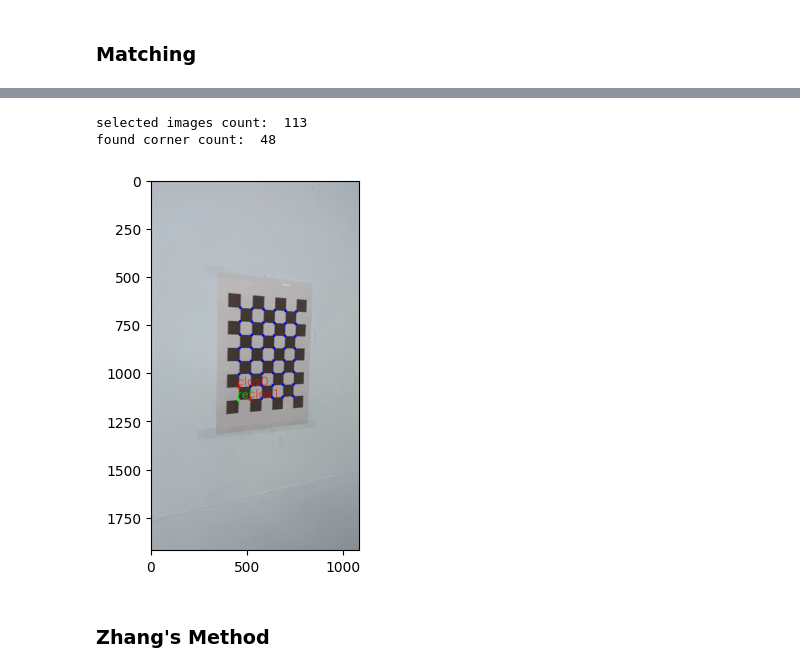
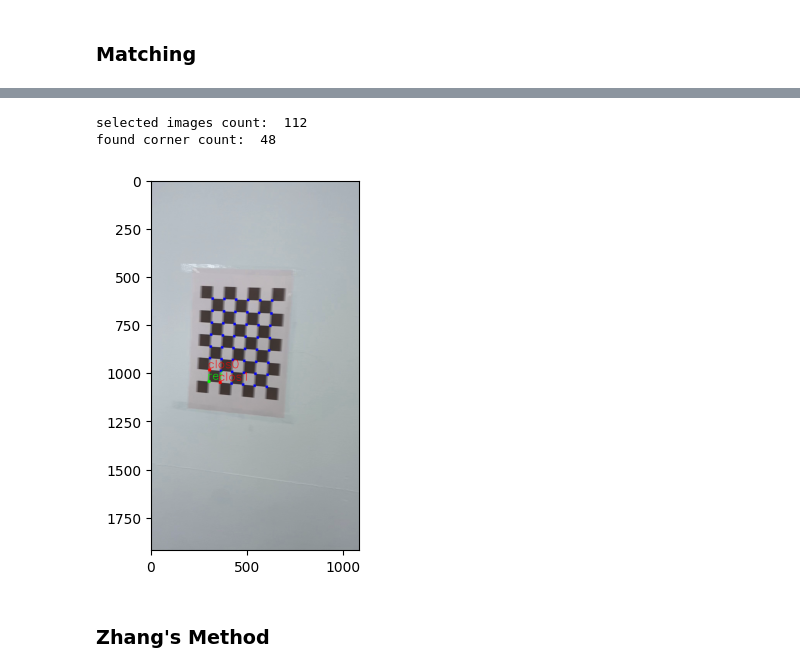
Before and after one commit to Phw9/calibration_ipynb, a Jupyter notebook: calib.ipynb, the cells around one changed output, grey strips where cells are left out. Drawn from its saved outputs; the diff is of its cells as text; code cells hidden in the pictures.

```diff
--- a/calib.ipynb
+++ b/calib.ipynb
@@ -17,7 +17,7 @@ checkboard = [8,6] # height, width
 boardSize = 2
 real_coor = np.zeros((checkboard[0] * checkboard[1], 3), np.float32)
 real_coor[:, :2] = np.mgrid[0:checkboard[0], 0:checkboard[1]].T.reshape(-1, 2) * boardSize
-
+visualize_en = 1 # 0 off, 1 on
 real_points = []
 real_points_x_y = []
 # %% [markdown]
@@ -102,7 +102,8 @@ def filter_corners(images, gray_images, imgIdx, arrCorners, real_points, real_po
             if np.all(np.abs(corner - mean) <= threshold * np.sqrt(variance)):
                 filtered_points.append(corner)
                 x, y = corner[0].astype(int), corner[1].astype(int)
-                cv2.drawMarker(temp, (x, y), color=(0, 0, 255), markerType=cv2.MARKER_STAR, markerSize=10, thickness=3)
+                if(visualize_en):
+                    cv2.drawMarker(temp, (x, y), color=(0, 0, 255), markerType=cv2.MARKER_STAR, markerSize=10, thickness=3)
         if(len(filtered_points) == checkboard[0] * checkboard[1]):
             filtCorners.append(filtered_points)
             filtImg.append(temp)
@@ -717,7 +738,7 @@ found corner count:  48
 ### Matching
 # %%
 # filtCorners = matching(filtImgs, filtCorners, 2.0)
-matching(filtImgs, filtCorners, 2.0)
+filtImgs, filtCorners = matching(filtImgs, filtCorners, 0.8)
 # %% [output]
 case 1 0
 case 1 1
@@ -729,9 +760,9 @@ KeyboardInterrupt:
 # %%
-draw_corners(11, filtImgs, filtCorners)
+draw_corners(14, filtImgs, filtCorners)
 # %% [output]
-selected images count:  113
+selected images count:  112
 found corner count:  48
-[figure, old version]
+[figure, new version]
 # %% [markdown]
 ### Zhang's Method
 # %%
```
Also changed, not shown: parts of 2 cells of this notebook.
